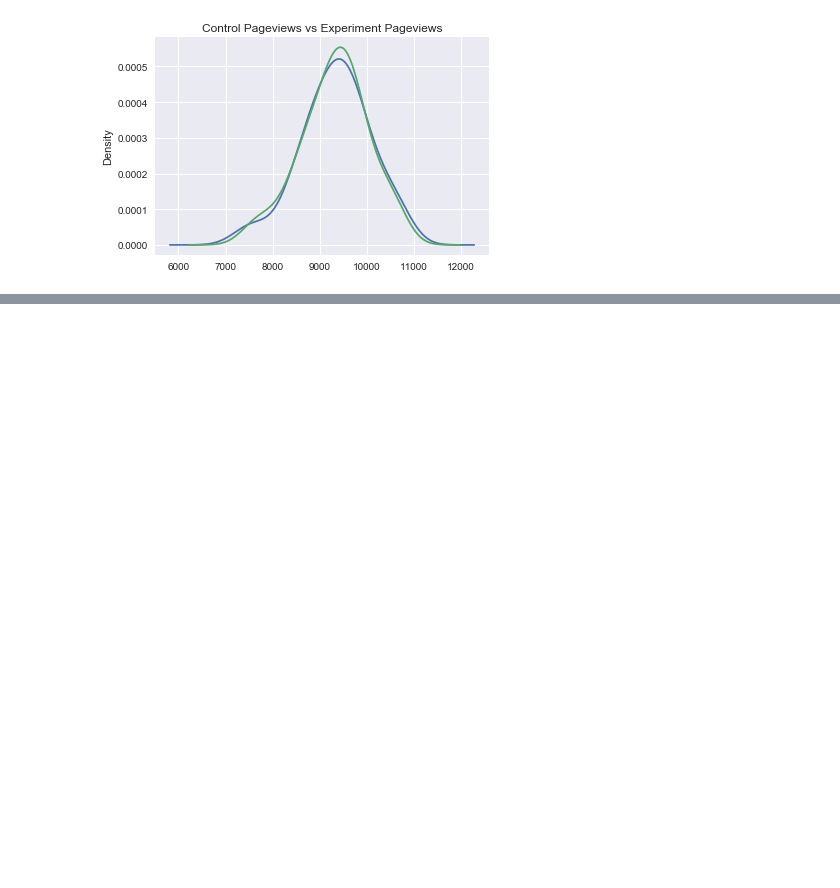
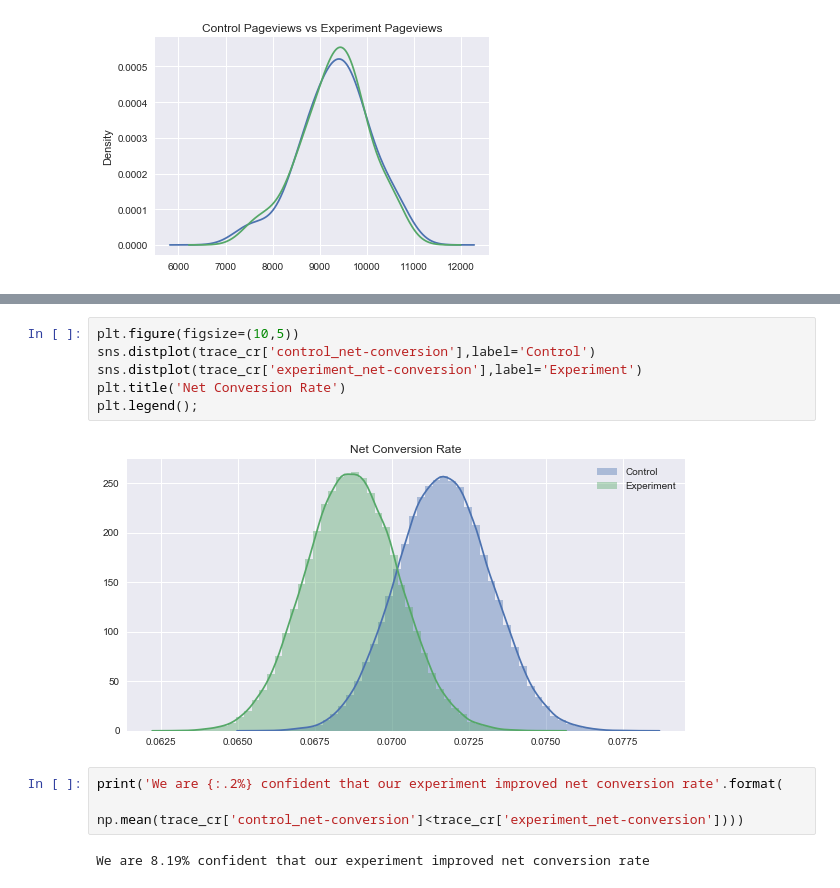
Before and after one commit to jonhilgart22/Galvanize-Data-Leadership, a Jupyter notebook: week4-a_b-testing/A-B-testing-exploration-JH.ipynb, the cells around one changed output, grey strips where cells are left out. Cells and saved outputs as stored; diff of their text form; blank space fills up the shorter version.

```diff
--- a/week4-a_b-testing/A-B-testing-exploration-JH.ipynb
+++ b/week4-a_b-testing/A-B-testing-exploration-JH.ipynb
@@ -169,0 +367,14 @@ plt.title('Control Pageviews vs Experiment Pageviews')
+# %%
+plt.figure(figsize=(10,5))
+sns.distplot(trace_cr['control_net-conversion'],label='Control')
+sns.distplot(trace_cr['experiment_net-conversion'],label='Experiment')
+plt.title('Net Conversion Rate')
+plt.legend();
+# %% [output]
+[figure, added]
+# %%
+print('We are {:.2%} confident that our experiment improved net conversion rate'.format(
+
+np.mean(trace_cr['control_net-conversion']<trace_cr['experiment_net-conversion'])))
+# %% [output]
+We are 8.19% confident that our experiment improved net conversion rate
```
Also changed, not shown: parts of 55 cells of this notebook.
